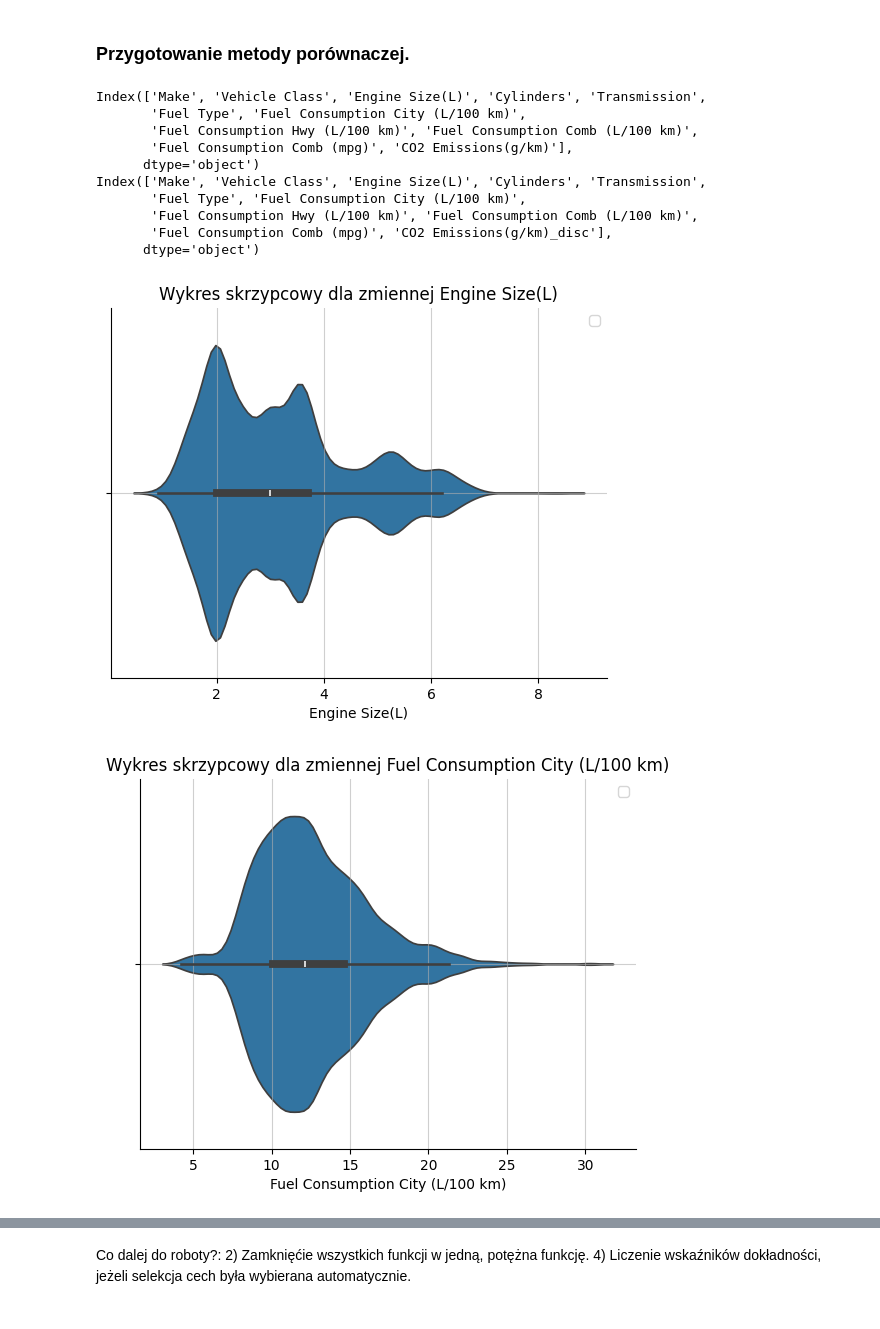
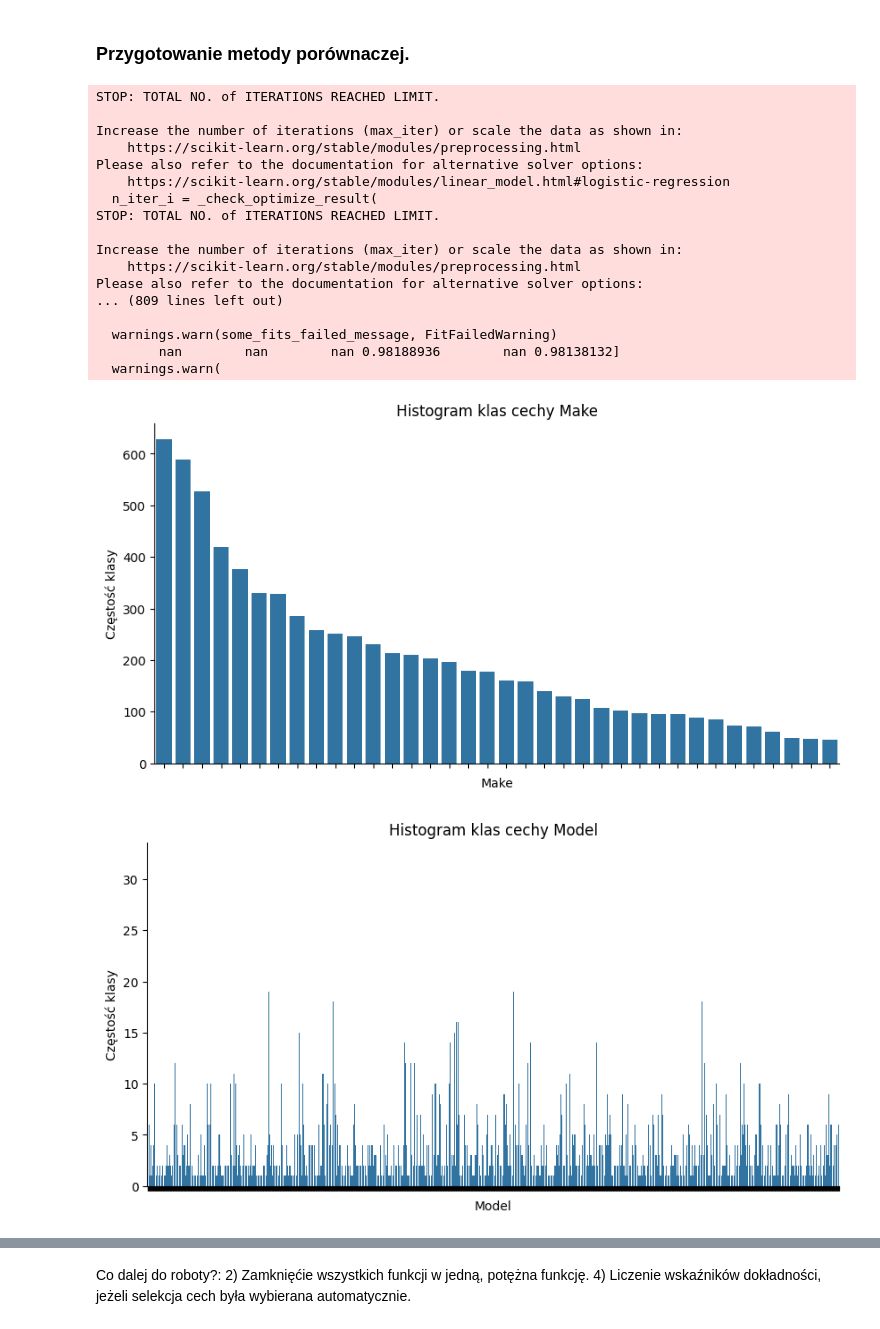
Before and after one commit to Pawel-Tomasz-Nowak/Scientific-collaboration, a Jupyter notebook: EmissionAnalysis copy.ipynb, the cells around one changed output, grey strips where cells are left out. Drawn from its saved outputs; the diff is of its cells as text; code cells hidden in the pictures.

```diff
--- a/EmissionAnalysis copy.ipynb
+++ b/EmissionAnalysis copy.ipynb
@@ -48,10 +48,6 @@ def ReadDataFrame(filename:str, sep:str =';', dec_sep:str =',') -> tuple[pd.Data
 
     return Dataset, n_rows
 
-
-
-Dataset, n_rows = ReadDataFrame("CO2Emission.csv")
-
 n_splits = 5
 train_size = 0.8
 test_size  = 1 - train_size
@@ -116,5 +103,6 @@ Pierwsze wnioski, jakie można wysunąć:
 # %%
 def DeleteFutileColsAndObs(Dataset:pd.DataFrame) -> pd.DataFrame:
+    """Funkcja usuwa quasi-identyfikator zmienną oraz jedną obserwację, która zawiera klasę, która występuje tylko raz."""
 
     Dataset.drop(columns = ["Model"], inplace = True)
 
@@ -144,5 +130,9 @@ def ComputeAndDrawCorrelationMatrix(Dataset:pd.DataFrame, FloatFeatures: list[st
 # %%
 def Discretize(Dataset:pd.DataFrame, target_var:str, bins:list[float]) -> None:
+    """Funkcja dokonuje dyskretyzacji (interwalizacji) zmiennej docelowej ciągłej.
+    1) Dataset - oryginalny zbiór danych.
+    2) target_var - zmienna docelowa
+    3) bins - kubełki, które określają granicę  interwałów zmiennej docelowej."""
     labels = [i for i in range(len(bins)+1)]
     bins = [-float("inf")] + bins + [float('inf')]
 
@@ -523,18 +505,18 @@ def ManualEmissionAnalysis(Filename:str, seperator:str, dec_sep: str, dtypes: di
     FloatFeatures: list[str] = [feature for feature in Features if dtypes[feature] is np.float64] #Cechy ciągłe.
 
 
-    # print("RYSOWANIE HISTOGRAMÓW DLA ZMIENNYCH KATEGORYCZNYCH")
-    # #Agregacja rządkich klas dla zmiennych kategorycznych.
-    # for CatFeature in CatFeatures:
-    #     Histogram:pd.Series = CreateHistogram(Dataset = Dataset,  #Znajdź histogram unikatowych klas dla zmiennej CatFeature.
-    #                                 CatFeature = CatFeature)
+    #RYSOWANIE HISTOGRAMÓW DLA ZMIENNYCH KATEGORYCZNYCH
+    #Agregacja rządkich klas dla zmiennych kategorycznych.
+    for CatFeature in CatFeatures:
+        Histogram:pd.Series = CreateHistogram(Dataset = Dataset,  #Znajdź histogram unikatowych klas dla zmiennej CatFeature.
+                                    CatFeature = CatFeature)
 
-    #     AggregateRarestClasses(Dataset, CatFeature, Histogram) #Zagreguj najrzadzsze klasy.
+        AggregateRarestClasses(Dataset, CatFeature, Histogram) #Zagreguj najrzadzsze klasy.
 
-    #     Histogram_agg:pd.Series = CreateHistogram(Dataset = Dataset,  #Zagregowany histogram.
-    #                                               CatFeature = CatFeature)
+        Histogram_agg:pd.Series = CreateHistogram(Dataset = Dataset,  #Zagregowany histogram.
+                                                  CatFeature = CatFeature)
 
-    #     PlotHistogram(Histogram_agg, CatFeature)
+        PlotHistogram(Histogram_agg, CatFeature)
 
 
     #Kasowanie zbędnej obserwacji oraz quasi-id kolumny
@@ -556,47 +538,66 @@ def ManualEmissionAnalysis(Filename:str, seperator:str, dec_sep: str, dtypes: di
 
     Discretize(Dataset, target_var, bins)
 
 
 
     Dataset.drop(columns = [target_var], inplace = True) #Porzuć starą, ciągłą zmienną celu.
 
     FloatFeatures.remove(target_var) #Usuń z listy numerycznych starą zmienną ciągłą celu.
 
 
 
     target_var_discr_histogram:pd.Series = CreateHistogram(Dataset, target_var_discr) #Znajdź histogram tabelkowy dla zdyskretyzowanej zmiennej celu.
     PlotHistogram(target_var_discr_histogram, target_var_discr) #Narysuj histogram dla zmiennej celu zdyskretyzowanej.
 
 
     NarysujGęstości(Dataset, FloatFeatures, target_var_discr) #Wykresy gęstości warunkowe
     NarysujPudełko(Dataset, FloatFeatures, target_var_discr) #Wykresy pudełkowe warunkowe
 
 
     NarysujWykresParowy(Dataset, target_var_discr) #Wykresy parowe warunkowe
 
 
+    #Ustal ostateczny zbiór predyktorów.
+    Predictors = ['Make', "Vehicle Class",'Engine Size(L)','Cylinders','Transmission','Fuel Type',"Fuel Consumption City (L/100 km)", "Fuel Consumption Hwy (L/100 km)",
+                                                                                   "Fuel Consumption Comb (L/100 km)","Fuel Consumption Comb (mpg)"]
 
-    #Predictors = ['Make', "Vehicle Class",'Engine Size(L)','Cylinders','Transmission','Fuel Type',"Fuel Consumption City (L/100 km)", "Fuel Consumption Hwy (L/100 km)",
-    #                                                                                "Fuel Consumption Comb (L/100 km)","Fuel Consumption Comb (mpg)"]
+    #Podziel zbiór predyktorów na zmienne numeryczne oraz zmienne kategoryczne odpowiednio.
+    num_predictors = [feature for feature in Predictors if dtypes[feature] is np.float64]
+    cat_predictors = [feature for feature in Predictors if dtypes[feature] == "category"]
 
-    # num_predictors = [feature for feature in Predictors if dtypes[feature] is np.float64]
-    # cat_predictors = [feature for feature in Predictors if dtypes[feature] == "category"]
+
+
+
+
+    TrueVSPrediction_stat, TrueVSPrediction_dyna = TrenujITestujModele(Dataset, cat_predictors, num_predictors, Models, Models_hipparams, n_splits = n_splits) #Trenuj modele na różnych podziałach zbioru treningowego i testowego.
+
+    PorównajModele(TrueVSPrediction_stat, TrueVSPrediction_dyna, n_splits)
+
+
+
 
 
 
 ManualEmissionAnalysis("CO2Emission.csv", ';', ',', dtypes = dtypes,
                        target_var = 'CO2 Emissions(g/km)',
-                       n_splits = 5, train_size = 0.8, test_size =0.2, bins = [150, 250])
+                       n_splits = 5, train_size = 0.8, test_size =0.2, bins = [100, 200, 300, 400])
 # %% [output]
-Index(['Make', 'Vehicle Class', 'Engine Size(L)', 'Cylinders', 'Transmission',
-       'Fuel Type', 'Fuel Consumption City (L/100 km)',
-       'Fuel Consumption Hwy (L/100 km)', 'Fuel Consumption Comb (L/100 km)',
-       'Fuel Consumption Comb (mpg)', 'CO2 Emissions(g/km)'],
-      dtype='object')
-Index(['Make', 'Vehicle Class', 'Engine Size(L)', 'Cylinders', 'Transmission',
-       'Fuel Type', 'Fuel Consumption City (L/100 km)',
-       'Fuel Consumption Hwy (L/100 km)', 'Fuel Consumption Comb (L/100 km)',
-       'Fuel Consumption Comb (mpg)', 'CO2 Emissions(g/km)_disc'],
-      dtype='object')
+STOP: TOTAL NO. of ITERATIONS REACHED LIMIT.
+
+Increase the number of iterations (max_iter) or scale the data as shown in:
+    https://scikit-learn.org/stable/modules/preprocessing.html
+Please also refer to the documentation for alternative solver options:
+    https://scikit-learn.org/stable/modules/linear_model.html#logistic-regression
+  n_iter_i = _check_optimize_result(
+STOP: TOTAL NO. of ITERATIONS REACHED LIMIT.
+
+Increase the number of iterations (max_iter) or scale the data as shown in:
+    https://scikit-learn.org/stable/modules/preprocessing.html
+Please also refer to the documentation for alternative solver options:
+... (809 lines left out)
+
+  warnings.warn(some_fits_failed_message, FitFailedWarning)
+        nan        nan        nan 0.98188936        nan 0.98138132]
+  warnings.warn(
-[figure, old version]
+[figure, new version]
-[figure, old version]
+[figure, new version]
```
Also changed, not shown: parts of 15 cells of this notebook.
